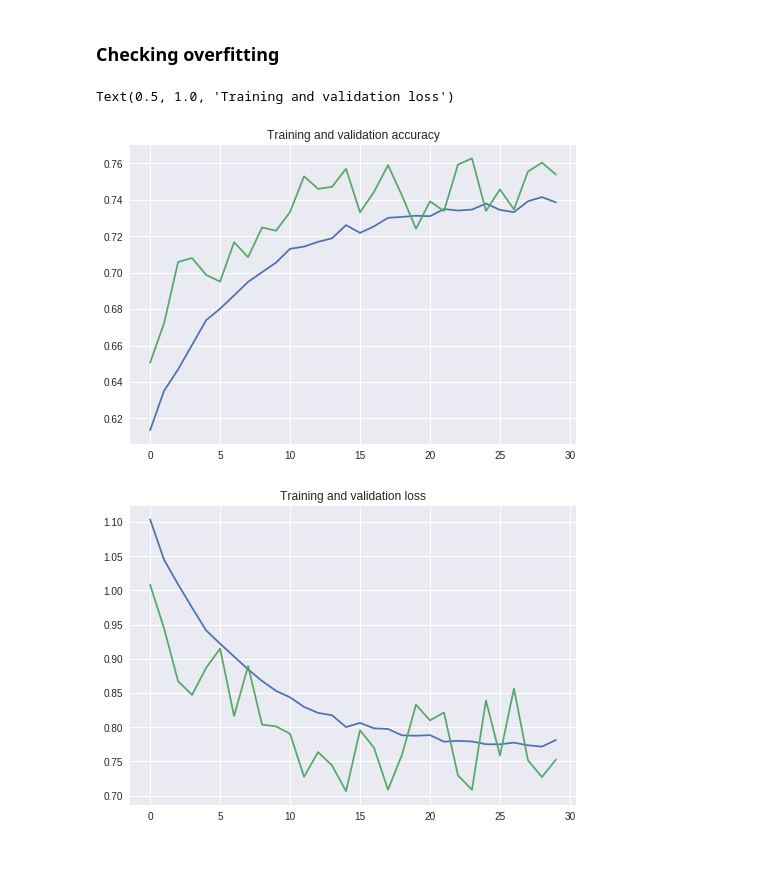
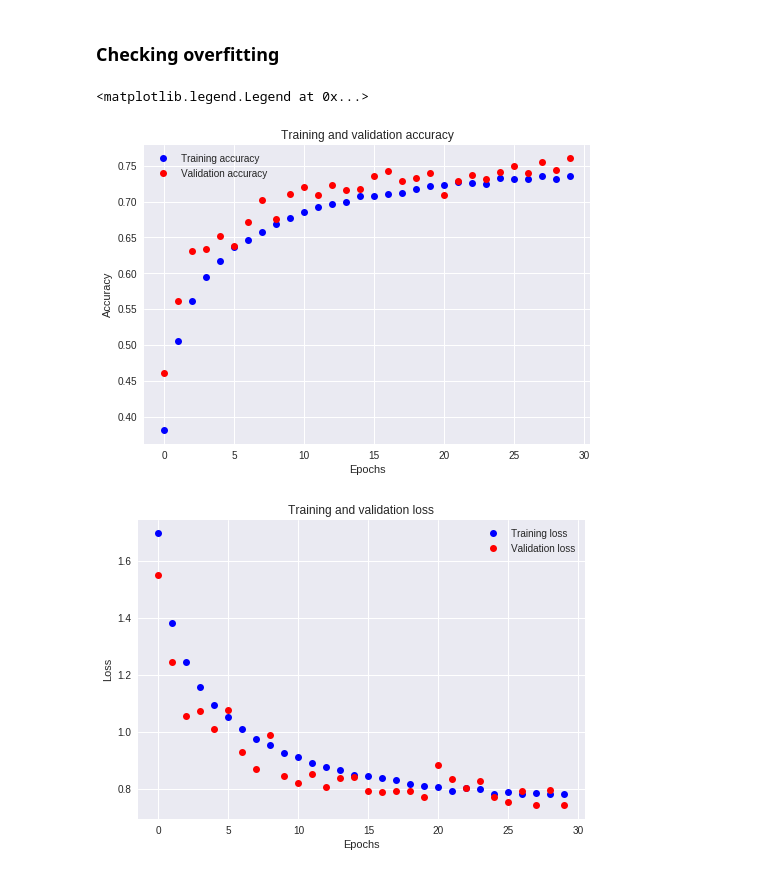
Before and after one commit to IreneLedyaeva/CAP-5610, a Jupyter notebook: HW2/problem_1.ipynb, the cells around one changed output. Saved outputs shown, nothing was run; the diff lists cells and outputs as text; code cells hidden in the pictures.

```diff
--- a/HW2/problem_1.ipynb
+++ b/HW2/problem_1.ipynb
@@ -107,7 +103,6 @@ model.compile(loss='categorical_crossentropy',
 ### Training the model
 # %%
 history = model.fit_generator(datagen.flow(train_images, train_labels, batch_size=32),
-                    steps_per_epoch=train_images.shape[0] // 32, epochs=30,
-                    verbose=1,validation_data=(validation_images, validation_labels))
+                    epochs=30, verbose=1, validation_data=(validation_images, validation_labels), shuffle=True)
 # %% [output]
 Epoch 1/30
@@ -148,26 +143,32 @@ with open(model_fname, 'r') as f:
 # %%
 import matplotlib.pyplot as plt
 
 acc = history.history['acc']
 val_acc = history.history['val_acc']
 
 loss = history.history['loss']
 val_loss = history.history['val_loss']
 
 epochs = range(len(acc))
 
 # Plot training and validation accuracy per epoch
-plt.plot(epochs, acc)
-plt.plot(epochs, val_acc)
+plt.plot(epochs, acc, 'bo', label='Training accuracy')
+plt.plot(epochs, val_acc, 'ro', label='Validation accuracy')
 plt.title('Training and validation accuracy')
+plt.xlabel('Epochs')
+plt.ylabel('Accuracy')
+plt.legend()
 
 plt.figure()
 
 # Plot training and validation loss per epoch
-plt.plot(epochs, loss)
-plt.plot(epochs, val_loss)
+plt.plot(epochs, loss, 'bo', label='Training loss')
+plt.plot(epochs, val_loss, 'ro', label='Validation loss')
 plt.title('Training and validation loss')
+plt.xlabel('Epochs')
+plt.ylabel('Loss')
+plt.legend()
 # %% [output]
-Text(0.5, 1.0, 'Training and validation loss')
+<matplotlib.legend.Legend at 0x...>
-[figure, old version]
+[figure, new version]
-[figure, old version]
+[figure, new version]
```
Also changed, not shown: parts of 7 cells of this notebook.
